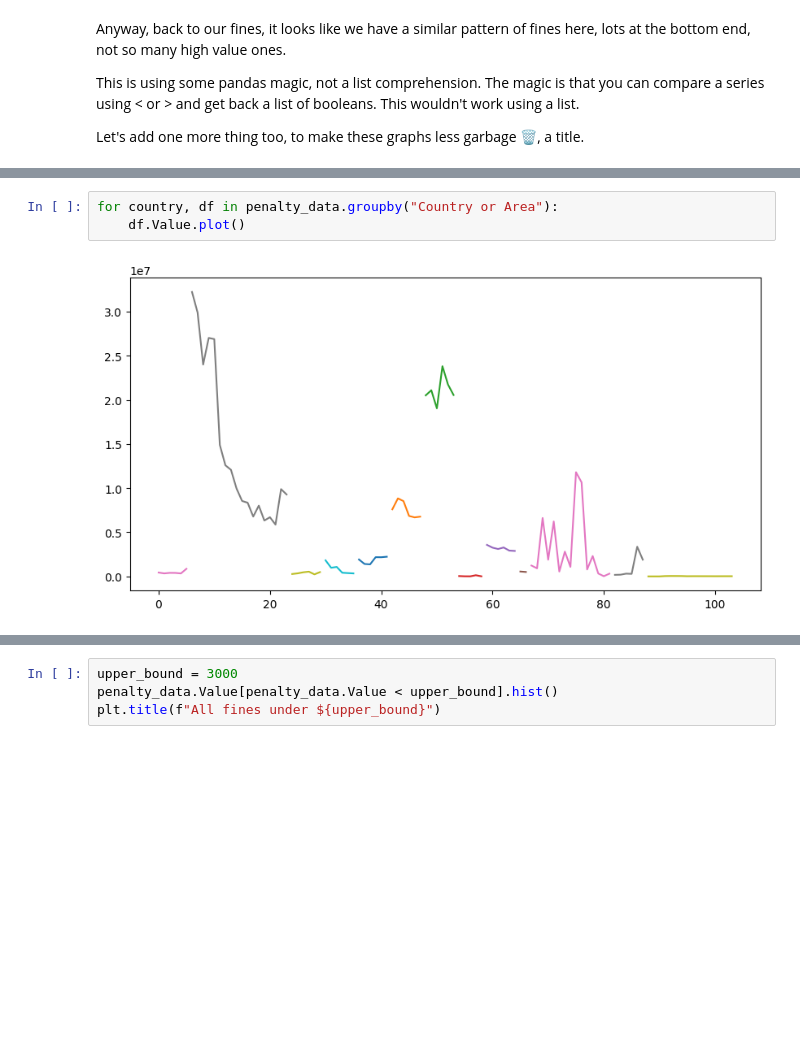
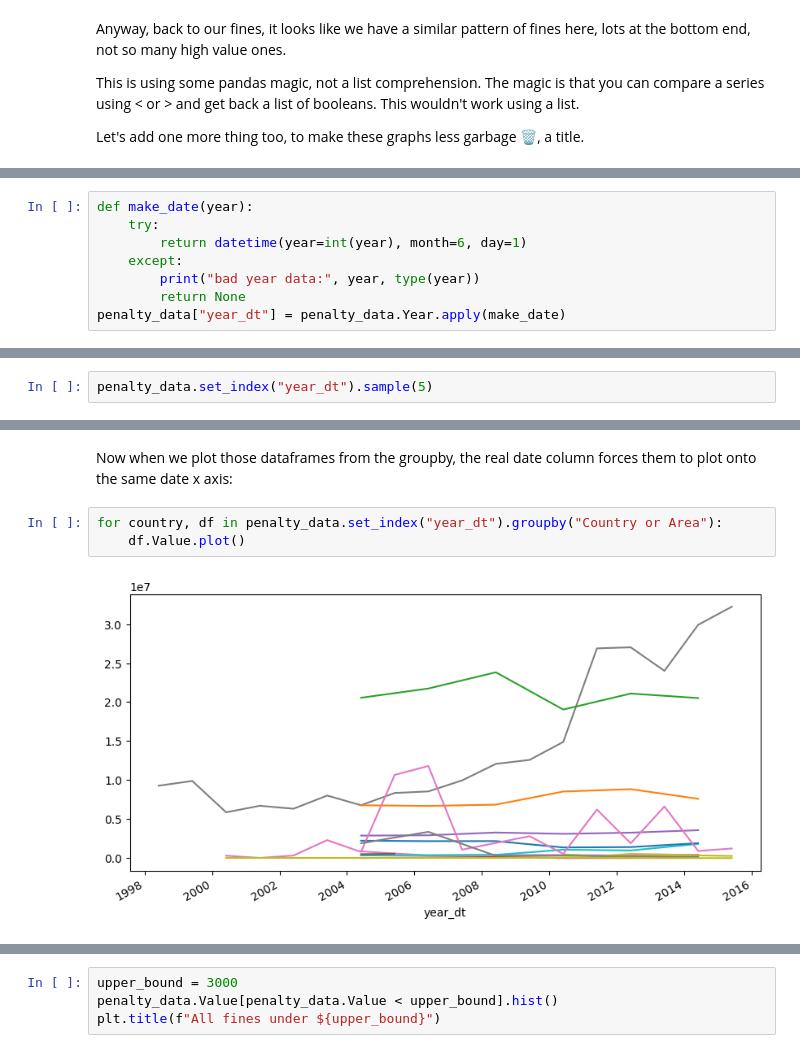
Before and after one commit to ZHONGHOIHUNG/data2, a Jupyter notebook: data_introduction/basic_pandas.ipynb, the cells around one changed output, grey strips where cells are left out. Drawn from its saved outputs; the diff is of its cells as text; blank space fills up the shorter version.

Commit message:
give an example of how to do a time graph

```diff
--- a/data_introduction/basic_pandas.ipynb
+++ b/data_introduction/basic_pandas.ipynb
@@ -287,0 +303,8 @@ Let's add one more thing too, to make these graphs less garbage 🗑, a title.
+# %%
+def make_date(year):
+    try:
+        return datetime(year=int(year), month=6, day=1)
+    except:
+        print("bad year data:", year, type(year))
+        return None
+penalty_data["year_dt"] = penalty_data.Year.apply(make_date)
@@ -287,0 +321,2 @@ Let's add one more thing too, to make these graphs less garbage 🗑, a title.
+# %%
+penalty_data.set_index("year_dt").sample(5)
@@ -288,5 +331,7 @@ Let's add one more thing too, to make these graphs less garbage 🗑, a title.
+# %% [markdown]
+Now when we plot those dataframes from the groupby, the real date column forces them to plot onto the same date x axis:
 # %%
-for country, df in penalty_data.groupby("Country or Area"):
+for country, df in penalty_data.set_index("year_dt").groupby("Country or Area"):
     df.Value.plot()
 # %% [output]
-[figure, old version]
+[figure, new version]
```
Also changed, not shown: parts of 14 cells of this notebook.
